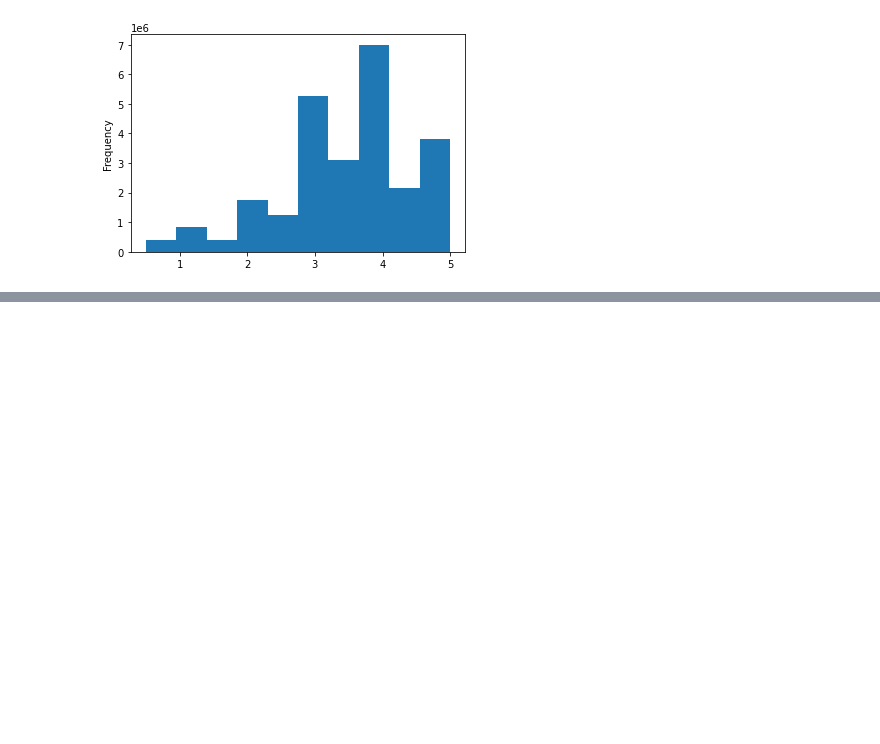
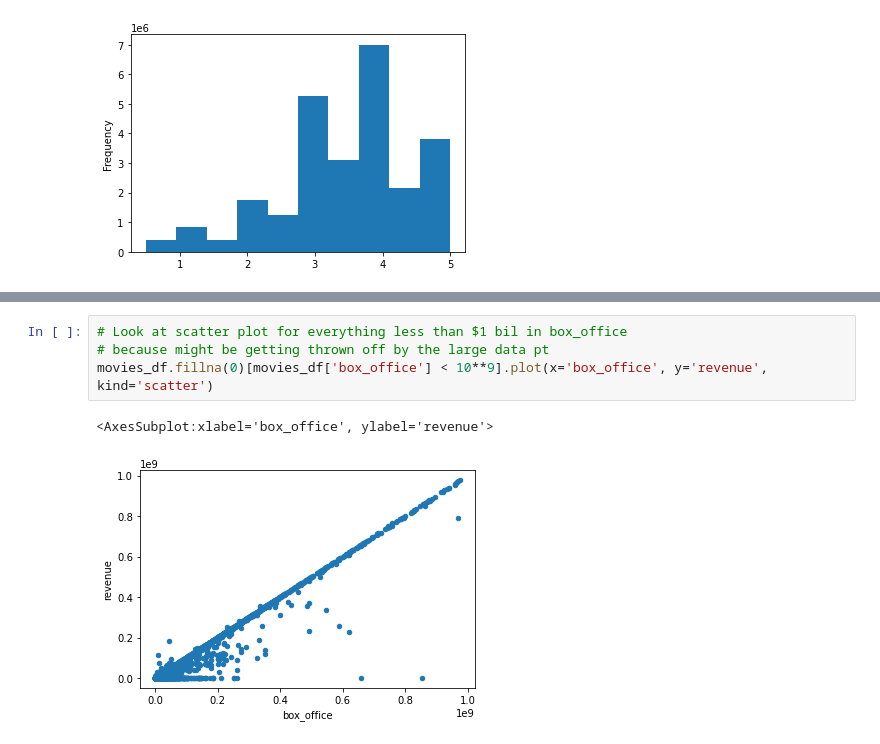
Before and after one commit to stephperillo/Movies-ETL, a Jupyter notebook: movies_ETL.ipynb, the cells around one changed output, grey strips where cells are left out. Drawn from its saved outputs; the diff is of its cells as text; blank space fills up the shorter version.

```diff
--- a/movies_ETL.ipynb
+++ b/movies_ETL.ipynb
@@ -978,0 +1069,7 @@ Name: rating, dtype: float64
+# %%
+# Look at scatter plot for everything less than $1 bil in box_office
+# because might be getting thrown off by the large data pt
+movies_df.fillna(0)[movies_df['box_office'] < 10**9].plot(x='box_office', y='revenue', kind='scatter')
+# %% [output]
+<AxesSubplot:xlabel='box_office', ylabel='revenue'>
+[figure, added]
```
Also changed, not shown: parts of 28 cells of this notebook.
